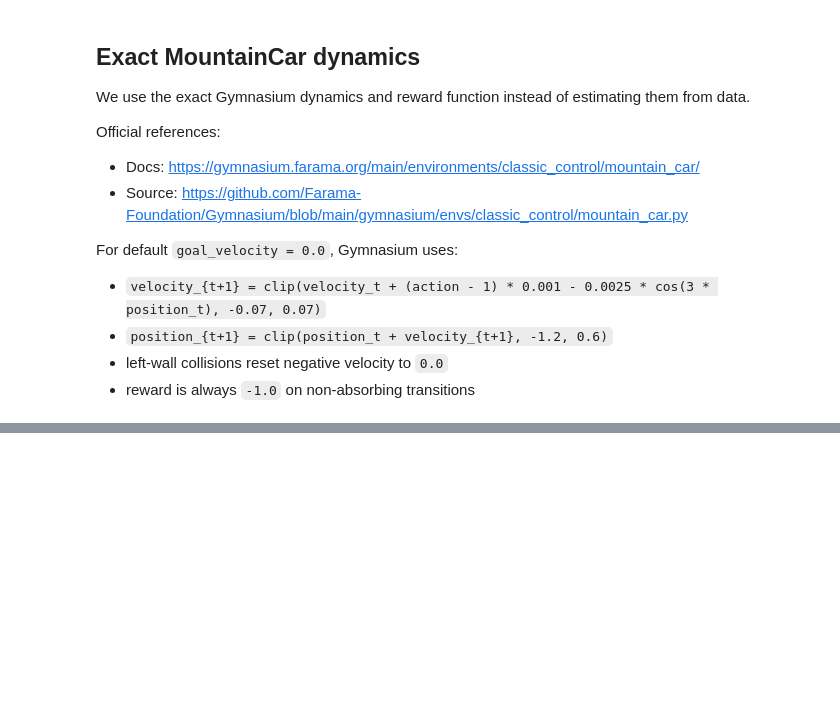
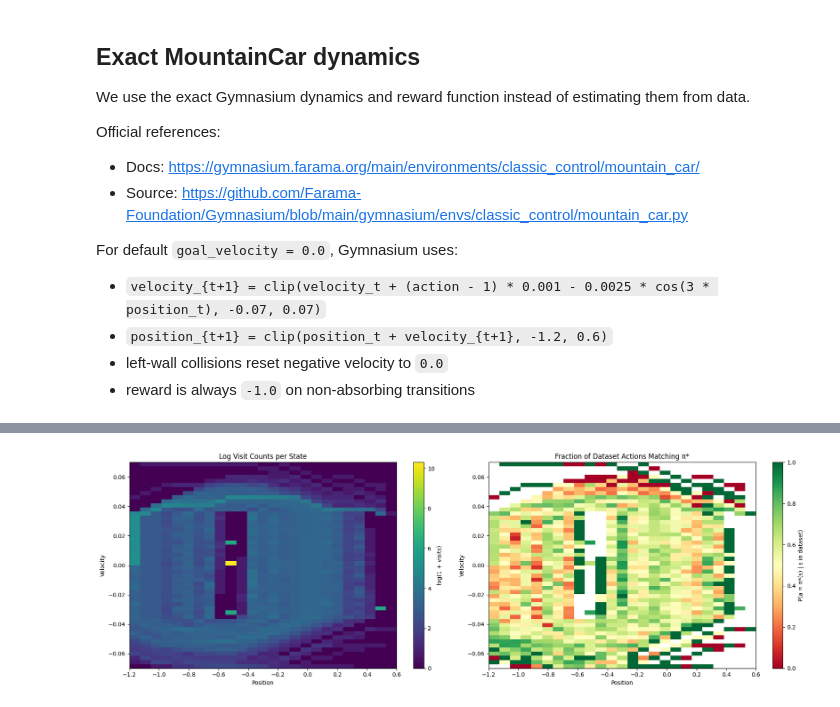
Before and after one commit to maaurod/FOGAS, a Jupyter notebook: testing_vectorized/MountainCar_discretization.ipynb, the cells around one changed output, grey strips where cells are left out. Saved outputs shown, nothing was run; the diff lists cells and outputs as text; code cells hidden in the pictures; blank space fills up the shorter version.

```diff
--- a/testing_vectorized/MountainCar_discretization.ipynb
+++ b/testing_vectorized/MountainCar_discretization.ipynb
@@ -17,6 +17,8 @@ import seaborn as sns
 import matplotlib.pyplot as plt
 from tqdm import tqdm
 import gymnasium as gym
+import matplotlib.pyplot as plt
+from matplotlib.colors import ListedColormap, BoundaryNorm
 
 # This starts from the current working directory
 # and goes up until it finds the 'fogas_torch' folder or '.git'
@@ -29,6 +31,7 @@ def find_root(current_path, marker="fogas_torch"):
 
 PROJECT_ROOT = find_root(Path.cwd())
 print(f"Project root found at: {PROJECT_ROOT}")
+DATASET_PATH = PROJECT_ROOT / "datasets" / "mountaincar.csv"
 
 # Add project root to sys.path so we can import local packages
 if str(PROJECT_ROOT) not in sys.path:
@@ -373,0 +630,77 @@ plt.show()
+# %%
+# ── 1. Save the dataset first (if not already done) ─────────────────────────
+# df = collector.collect_mixed_dataset(..., save_path=DATASET_PATH)
+# Or save manually:
+df.to_csv(DATASET_PATH, columns=["state", "action", "reward", "next_state"], index=False)
+
+# ── 2. Build the analyzer ────────────────────────────────────────────────────
+analyzer = DatasetAnalyzer(DATASET_PATH)
+
+# ── 3. Global summary ────────────────────────────────────────────────────────
+analyzer.summary(n_states=N_STATES, n_actions=N_ACTIONS)
+
+# ── 4. Feature coverage ratio w.r.t. optimal policy (the key FOGAS metric) ──
+ratio = analyzer.feature_coverage_ratio(
+    mdp=mdp,
+    beta=1e-3,
+    use_optimal_policy=True,   # uses mdp.pi_star
+    verbose=True,
+    return_details=False,
+)
+print(f"\nCoverage ratio: {ratio:.4f}")
+
+# ── 5. State coverage in phase space ─────────────────────────────────────────
+CORE_STATE_COUNT = int(np.prod(STATE_BINS))
+
+visited_states = set(df["state"].unique())
+all_states     = set(range(CORE_STATE_COUNT))
+unvisited      = all_states - visited_states
+
+print(f"\nState coverage:  {len(visited_states)}/{CORE_STATE_COUNT}  "
+      f"({100*len(visited_states)/CORE_STATE_COUNT:.1f}%)")
+print(f"Unvisited states: {len(unvisited)}")
+
+# ── 6. Visited / unvisited map in phase space ─────────────────────────────────
+visit_count_grid  = np.zeros(tuple(STATE_BINS), dtype=np.int64)
+optimal_match_grid = np.full(tuple(STATE_BINS), fill_value=np.nan)
+
+greedy_actions = torch.argmax(mdp.pi_star.reshape(N_STATES, N_ACTIONS), dim=1).cpu().numpy()
+
+for s in all_states:
+    i, j          = state_id_to_multi_bin(s)
+    visit_count_grid[i, j] = analyzer.count_state(s)
+
+for s in visited_states:
+    if s >= CORE_STATE_COUNT:
+        continue
+    i, j = state_id_to_multi_bin(s)
+    # fraction of visits in state s where dataset action == optimal action
+    total = analyzer.count_state(s)
+    on_policy = analyzer.count_pair(s, int(greedy_actions[s]))
+    optimal_match_grid[i, j] = on_policy / total if total > 0 else np.nan
+
+# Plot 1 — visit counts (log scale)
+fig, axes = plt.subplots(1, 2, figsize=(18, 6))
+
+im0 = axes[0].pcolormesh(
+    BIN_EDGES[0], BIN_EDGES[1],
+    np.log1p(visit_count_grid).T,
+    cmap="viridis", shading="flat",
+)
+axes[0].set_title("Log Visit Counts per State")
+axes[0].set_xlabel("Position"); axes[0].set_ylabel("Velocity")
+fig.colorbar(im0, ax=axes[0], label="log(1 + visits)")
+
+# Plot 2 — fraction of optimal action taken per visited state
+im1 = axes[1].pcolormesh(
+    BIN_EDGES[0], BIN_EDGES[1],
+    optimal_match_grid.T,
+    cmap="RdYlGn", shading="flat", vmin=0, vmax=1,
+)
+axes[1].set_title("Fraction of Dataset Actions Matching π*")
+axes[1].set_xlabel("Position"); axes[1].set_ylabel("Velocity")
+fig.colorbar(im1, ax=axes[1], label="P(a = π*(s) | s in dataset)")
+
+plt.tight_layout()
+plt.show()
+# %% [output]
@@ -373,0 +724 @@ plt.show()
+[figure, added]
```
Also changed, not shown: parts of 21 cells of this notebook, 2 other files.
